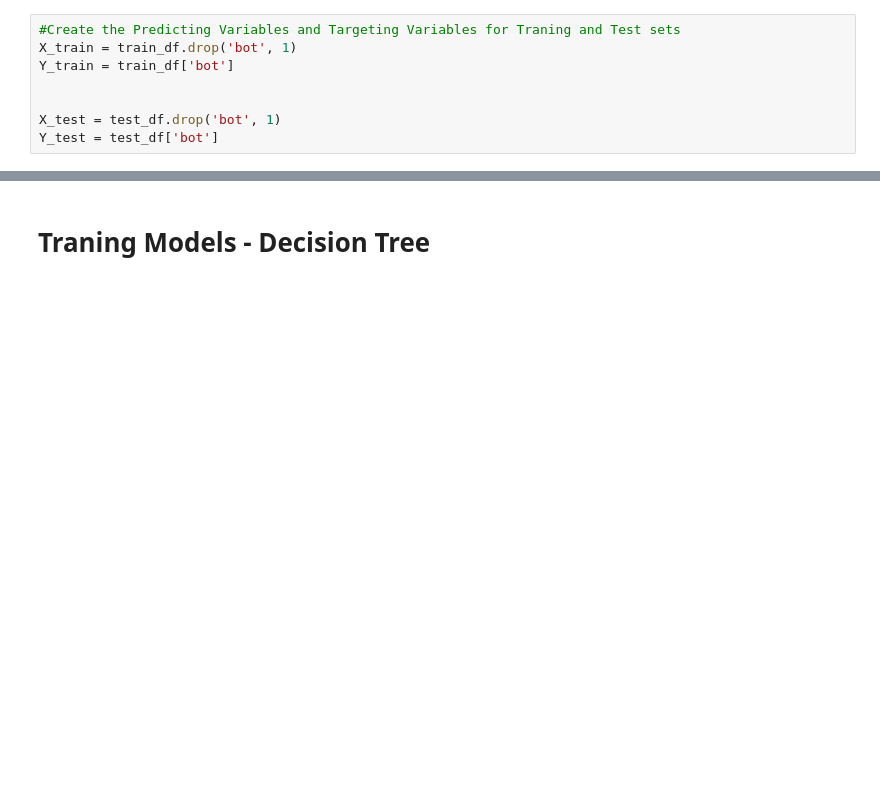
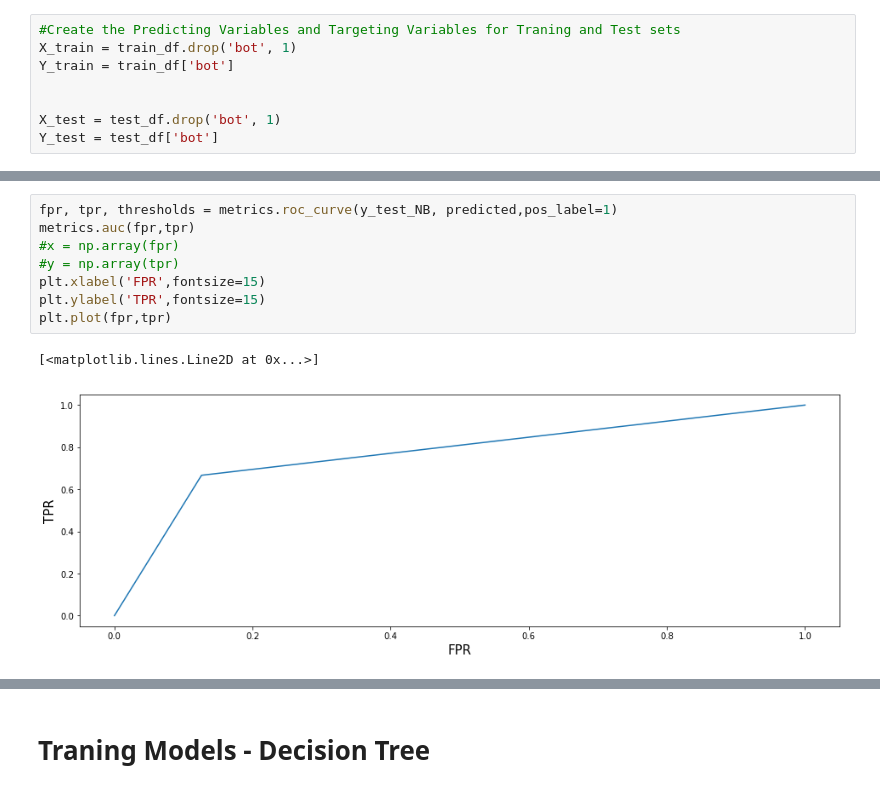
Before and after one commit to heng2j/-Twitter-Account-Bot-or-not-Bot, a Jupyter notebook: Prediction for Bot or not Bot twitter accounts.ipynb, the cells around one changed output, grey strips where cells are left out. Saved outputs shown, nothing was run; the diff lists cells and outputs as text; blank space fills up the shorter version.

```diff
--- a/Prediction for Bot or not Bot twitter accounts.ipynb
+++ b/Prediction for Bot or not Bot twitter accounts.ipynb
@@ -68,0 +275,11 @@ Y_test = test_df['bot']
+# %%
+fpr, tpr, thresholds = metrics.roc_curve(y_test_NB, predicted,pos_label=1)
+metrics.auc(fpr,tpr)
+#x = np.array(fpr)
+#y = np.array(tpr)
+plt.xlabel('FPR',fontsize=15)
+plt.ylabel('TPR',fontsize=15)
+plt.plot(fpr,tpr)
+# %% [output]
+[<matplotlib.lines.Line2D at 0x...>]
+[figure, added]
```
Also changed, not shown: parts of 25 cells of this notebook.
